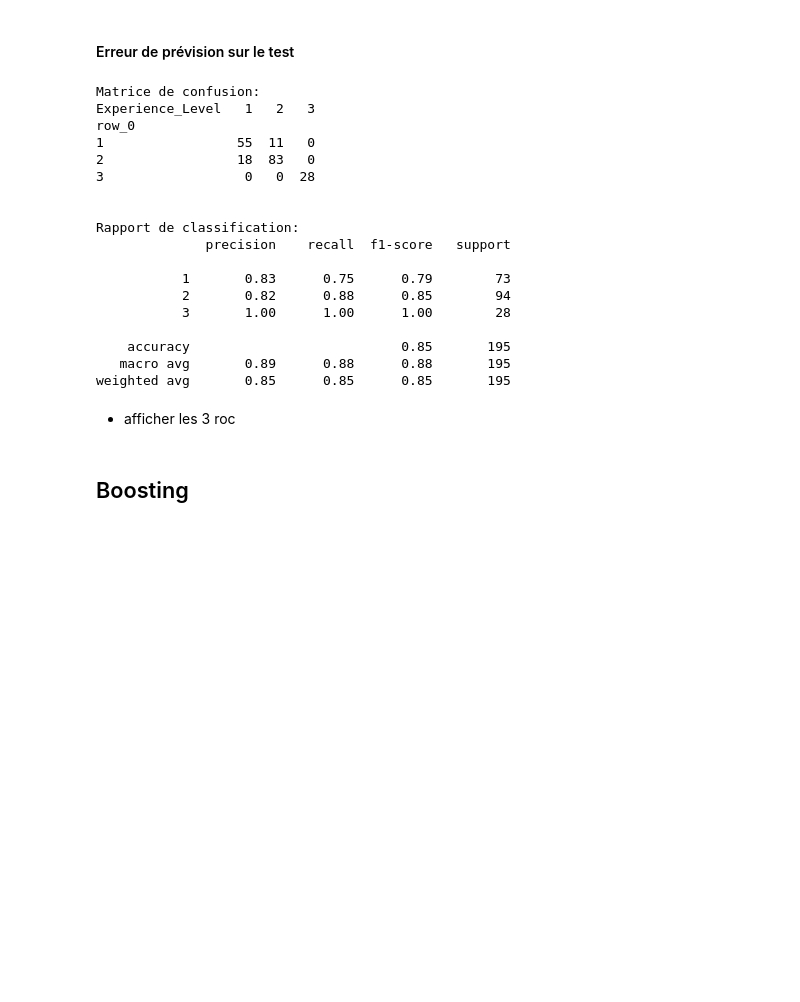
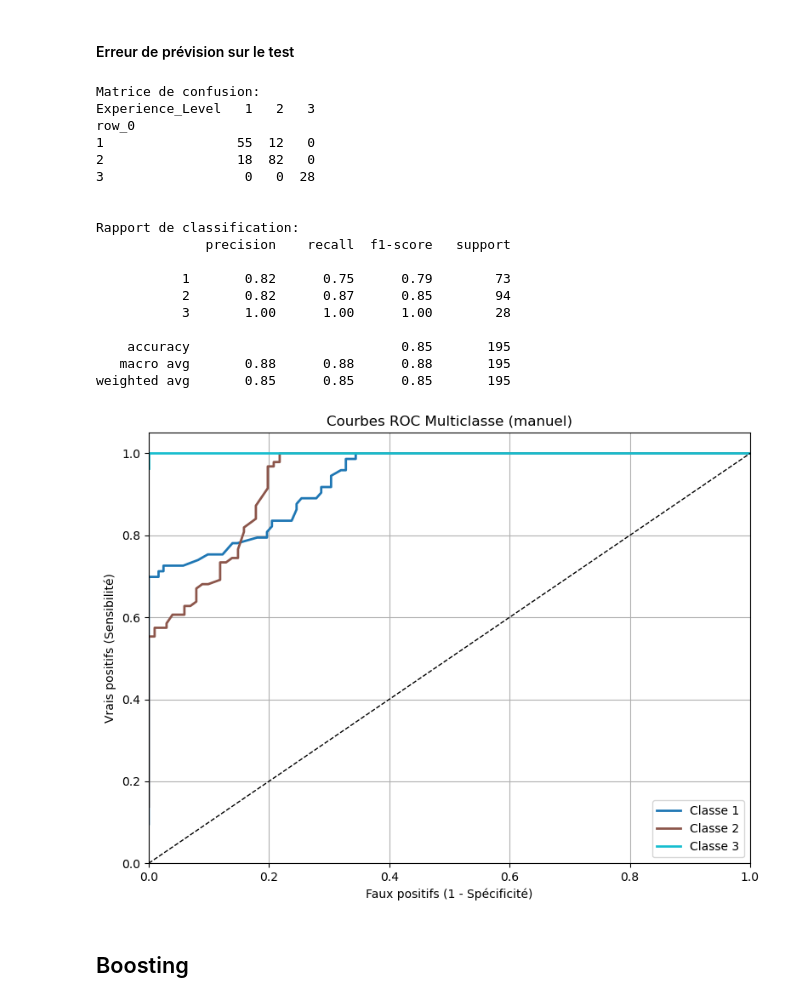
Before and after one commit to QUENTINTOUIL/Projet_ML, a Jupyter notebook: Python.ipynb, the cells around one changed output. Drawn from its saved outputs; the diff is of its cells as text; code cells hidden in the pictures; blank space fills up the shorter version.

```diff
--- a/Python.ipynb
+++ b/Python.ipynb
@@ -671,6 +743,7 @@ precision_RandomForest=rfOpt.score(Xb_test,Yb_test)
 # %%
 # prévision
 y_pred_rf = rfOpt.predict(Xb_test)
+y_proba_rf = rfOpt.predict_proba(Xb_test)
 # matrice de confusion
 print("Matrice de confusion: ")
 table=pd.crosstab(y_pred_rf,Yb_test)
@@ -685,22 +758,24 @@ print(classification_report(Yb_test, y_pred_rf))
 Matrice de confusion:
 Experience_Level   1   2   3
 row_0
-1                 55  11   0
-2                 18  83   0
+1                 55  12   0
+2                 18  82   0
 3                  0   0  28
 
 
 Rapport de classification:
               precision    recall  f1-score   support
 
-           1       0.83      0.75      0.79        73
-           2       0.82      0.88      0.85        94
+           1       0.82      0.75      0.79        73
+           2       0.82      0.87      0.85        94
            3       1.00      1.00      1.00        28
 
     accuracy                           0.85       195
-   macro avg       0.89      0.88      0.88       195
+   macro avg       0.88      0.88      0.88       195
 weighted avg       0.85      0.85      0.85       195
-# %% [markdown]
-+ afficher les 3 roc
+# %%
+plot_multiclass_roc_manual(Yb_test,y_proba_rf, class_names=None)
+# %% [output]
+[figure, added]
 # %% [markdown]
 ## Boosting
```
Also changed, not shown: parts of 21 cells of this notebook.
